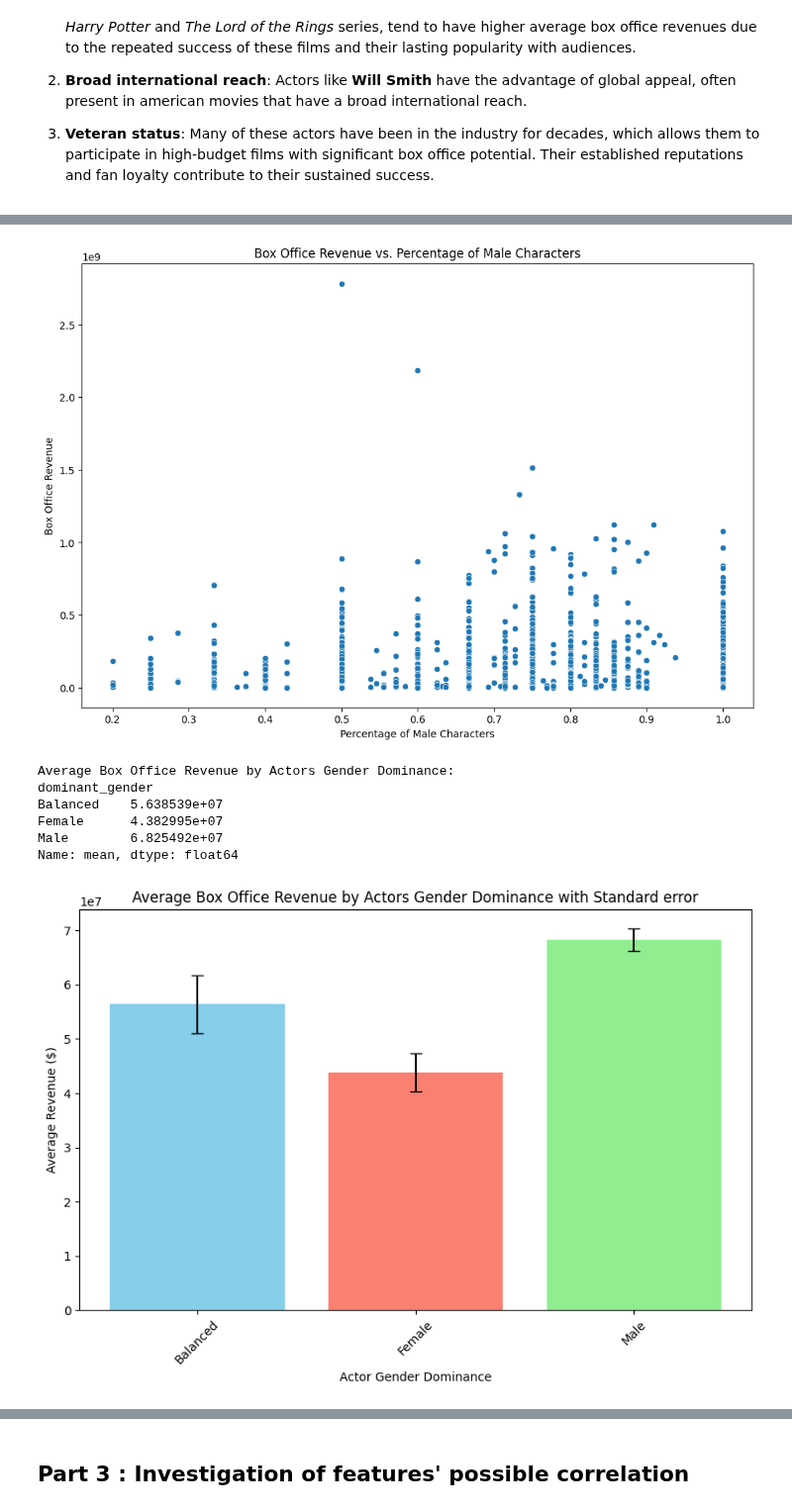
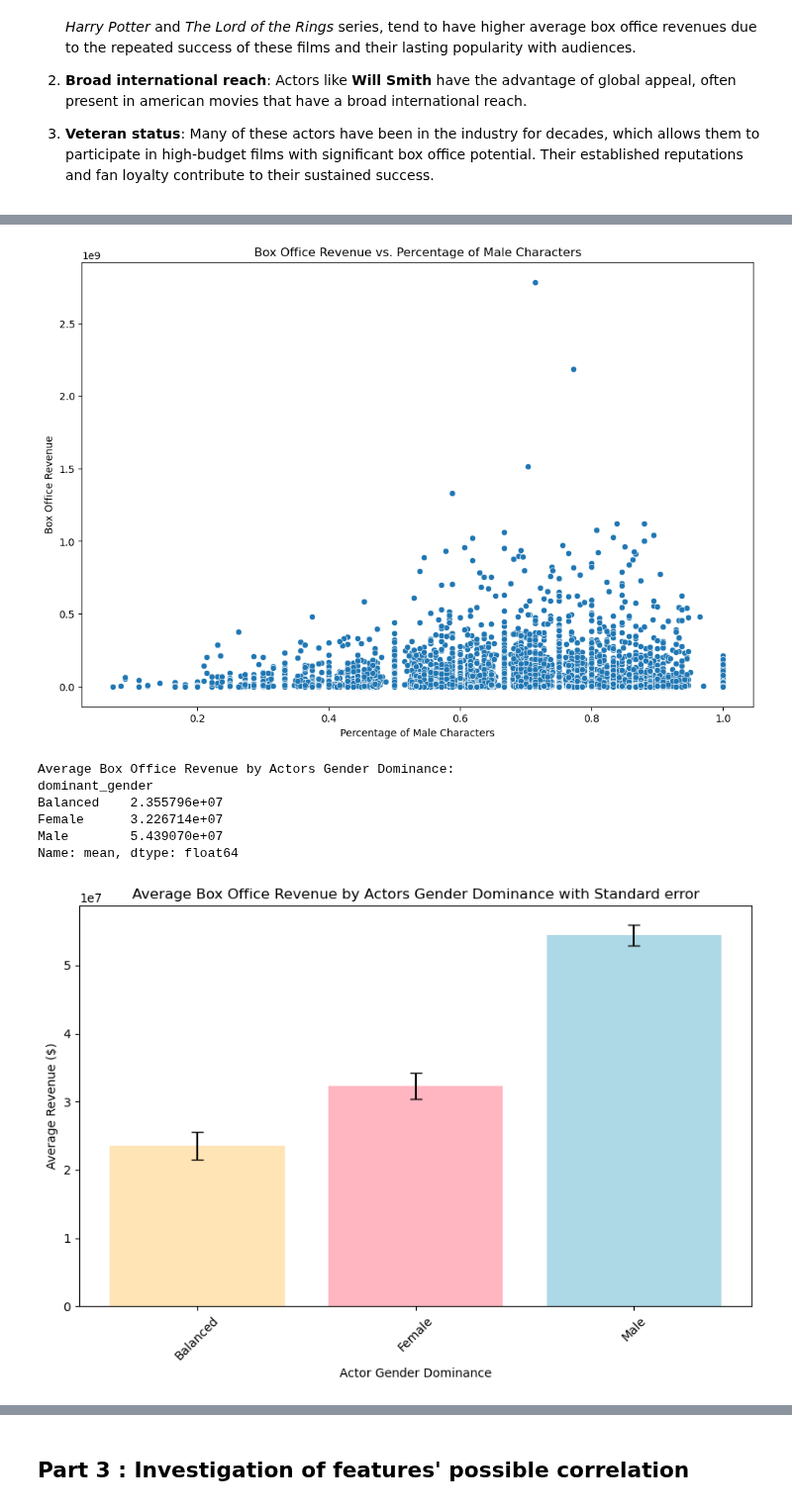
Before and after one commit to epfl-ada/ada-2024-project-awesometeam2024, a Jupyter notebook: results.ipynb, the cells around one changed output, grey strips where cells are left out. Shown at 99% size. Cells and saved outputs as stored; diff of their text form; code cells hidden in the pictures.

Commit message:
Actor ethnicity and better preprocessing for characters

```diff
--- a/results.ipynb
+++ b/results.ipynb
@@ -267,0 +222,24 @@ df_characters.sample(5)
+# %%
+# Format release date
+df_characters['actor_birth'] = pd.to_datetime(df_characters['actor_birth'], errors='coerce')
+
+# Merge the character dataframe with the movie dataframe
+df_actors_revenues = df_characters.merge(df_movies[['wikipedia_movie_id', 'box_office_revenue']], how='inner')
+
+# Keep only the relevant columns
+df_actors_revenues = df_actors_revenues[['wikipedia_movie_id', 'box_office_revenue', 'actor_birth', 'actor_gender', 'actor_height', 'actor_ethnicity', 'actor_name', 'actor_age']]
+
+# Replace the freebase ethnicity ids with the actual names
+# May take a while to run
+# pip install SPARQLWrapper
+ethnicities = {}
+
+for ethnicity in df_actors_revenues['actor_ethnicity'].unique():
+    # create_ethnicity_list will split if multiple (i.e 'Asian American' -> ['Asian', 'American'])
+    ethnicities[ethnicity] = data_utils.create_ethnicity_list(data_utils.get_name_from_freebase_id(ethnicity))
+
+# Map the freebase ids to the actual names
+df_actors_revenues['actor_ethnicity'] = df_actors_revenues['actor_ethnicity'].map(ethnicities)
+
+
+df_actors_revenues.sample(5)
@@ -672,18 +686,20 @@ The average box office revenues based on the primary actors in the films are as
 3. **Veteran status**: Many of these actors have been in the industry for decades, which allows them to participate in high-budget films with significant box office potential. Their established reputations and fan loyalty contribute to their sustained success.
 # %%
 # Average Box Office Revenue by Actors Age Group
-df_characters_revenues['actor_age_group'] = df_characters_revenues['actor_age'].apply(data_utils.categorize_age_group)
+df_actors_revenues['actor_age_group'] = df_actors_revenues['actor_age'].apply(data_utils.categorize_age_group)
 
-# Calculate average revenues and standard error for each season
-age_stats = df_characters_revenues.groupby('actor_age_group')['box_office_revenue'].agg(['mean', 'count', 'sem'])
+# Calculate average revenues and standard error for each age group
+age_stats = df_actors_revenues.groupby('actor_age_group')['box_office_revenue'].agg(['mean', 'count', 'sem'])
+# Order the age groups
+age_stats = age_stats.loc[['child', 'teen', 'young_adult', 'adult', 'senior']]
 
-# Print the average revenues by season
+# Print the average revenues by age group
 print("Average Box Office Revenue by Actors Age:")
-print(age_stats['mean'])
+print(age_stats)
 
 # Plot the average revenues with standard error bars
 plt.figure(figsize=(10, 6))
-plt.bar(age_stats.index, age_stats['mean'], yerr=age_stats['sem'], color=['skyblue', 'salmon', 'lightgreen'], capsize=5)
+plt.bar(age_stats.index, age_stats['mean'], yerr=age_stats['sem'], color=['lightblue', 'lightgreen', 'moccasin', 'orange', 'lightpink'], capsize=5)
 plt.title('Average Box Office Revenue by Actors Age with Standard error')
 plt.xlabel('Actor Age Group')
 plt.ylabel('Average Revenue ($)')
@@ -702,6 +718,6 @@ Name: mean, dtype: float64
 # %%
 # Box office revenue based on the gender of the actors?
-movies_dominant_gender = df_characters_revenues.groupby(['wikipedia_movie_id', 'box_office_revenue'])['actor_gender'].value_counts(normalize=True).unstack().reset_index()
+movies_dominant_gender = df_actors_revenues.groupby(['wikipedia_movie_id', 'box_office_revenue'])['actor_gender'].value_counts(normalize=True).unstack().reset_index()
 movies_dominant_gender = movies_dominant_gender.rename(columns={'F': 'Female', 'M': 'Male'})
 movies_dominant_gender['dominant_gender'] = movies_dominant_gender.apply(
     lambda row: 'Balanced' if row['Male'] == row['Female'] else row[['Male', 'Female']].idxmax(), axis=1
@@ -729,7 +745,7 @@ print(gender_stats['mean'])
 
 # Plot the average revenues with standard error bars
 plt.figure(figsize=(10, 6))
-plt.bar(gender_stats.index, gender_stats['mean'], yerr=gender_stats['sem'], color=['skyblue', 'salmon', 'lightgreen'], capsize=5)
+plt.bar(gender_stats.index, gender_stats['mean'], yerr=gender_stats['sem'], color=['moccasin', 'lightpink', 'lightblue'], capsize=5)
 plt.title('Average Box Office Revenue by Actors Gender Dominance with Standard error')
 plt.xlabel('Actor Gender Dominance')
 plt.ylabel('Average Revenue ($)')
@@ -740,8 +756,8 @@ plt.show()
-[figure, old version]
+[figure, new version]
 Average Box Office Revenue by Actors Gender Dominance:
 dominant_gender
-Balanced    5.638539e+07
-Female      4.382995e+07
-Male        6.825492e+07
+Balanced    2.355796e+07
+Female      3.226714e+07
+Male        5.439070e+07
 Name: mean, dtype: float64
-[figure, old version]
+[figure, new version]
```
Also changed, not shown: parts of 14 cells of this notebook, 2 other files.
